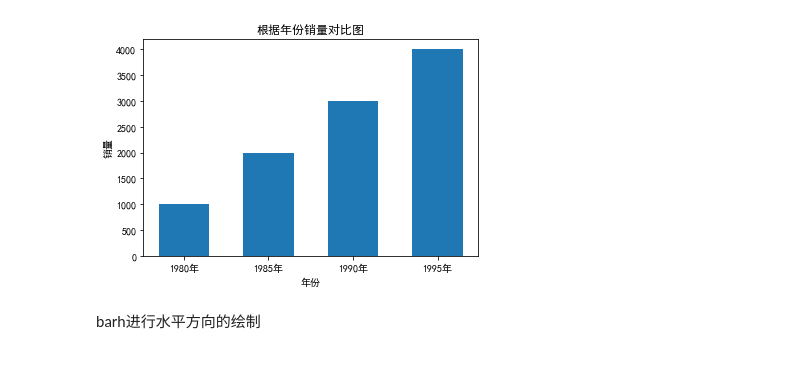
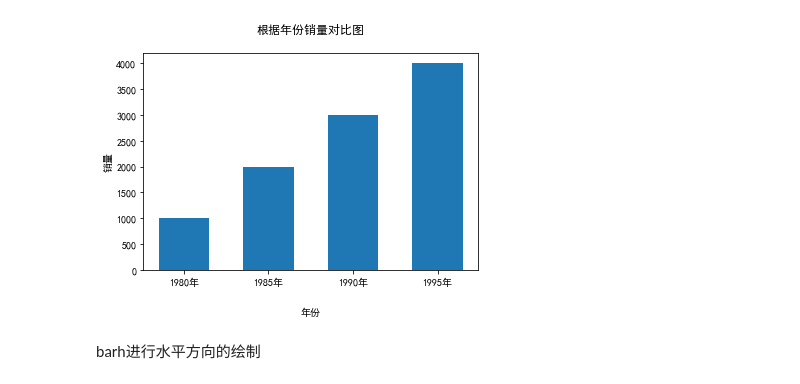
Before and after one commit to btrainee/Python, a Jupyter notebook: matplotlib/05.柱状图.ipynb, the cells around one changed output. Cells and saved outputs as stored; diff of their text form; code cells hidden in the pictures.

```diff
--- a/matplotlib/05.柱状图.ipynb
+++ b/matplotlib/05.柱状图.ipynb
@@ -21,17 +23,17 @@ plt.show()
 # %%
 #x,y分别表示年份和销量
 x = [1980,1985,1990,1995]
 x_label = [str(i)+"年" for i in x]
 y = [1000,2000,3000,4000]
 plt.rcParams['font.sans-serif']=['SimHei'] # matplotlib默认不支持中文，添加此行用来正常显示中文标签
 plt.bar(x,y,width=3)
-plt.xticks(x,x_label)
-plt.xlabel('年份')
+plt.xticks(x, x_label)
+plt.xlabel('年份',labelpad=20)
 plt.ylabel('销量')
-plt.title('根据年份销量对比图')
+plt.title('根据年份销量对比图',pad=20)
 plt.show()
 # %% [output]
-[figure, old version]
+[figure, new version]
 # %% [markdown]
 barh进行水平方向的绘制
 # %%
```
Also changed, not shown: parts of 13 cells of this notebook, 13 other files.
